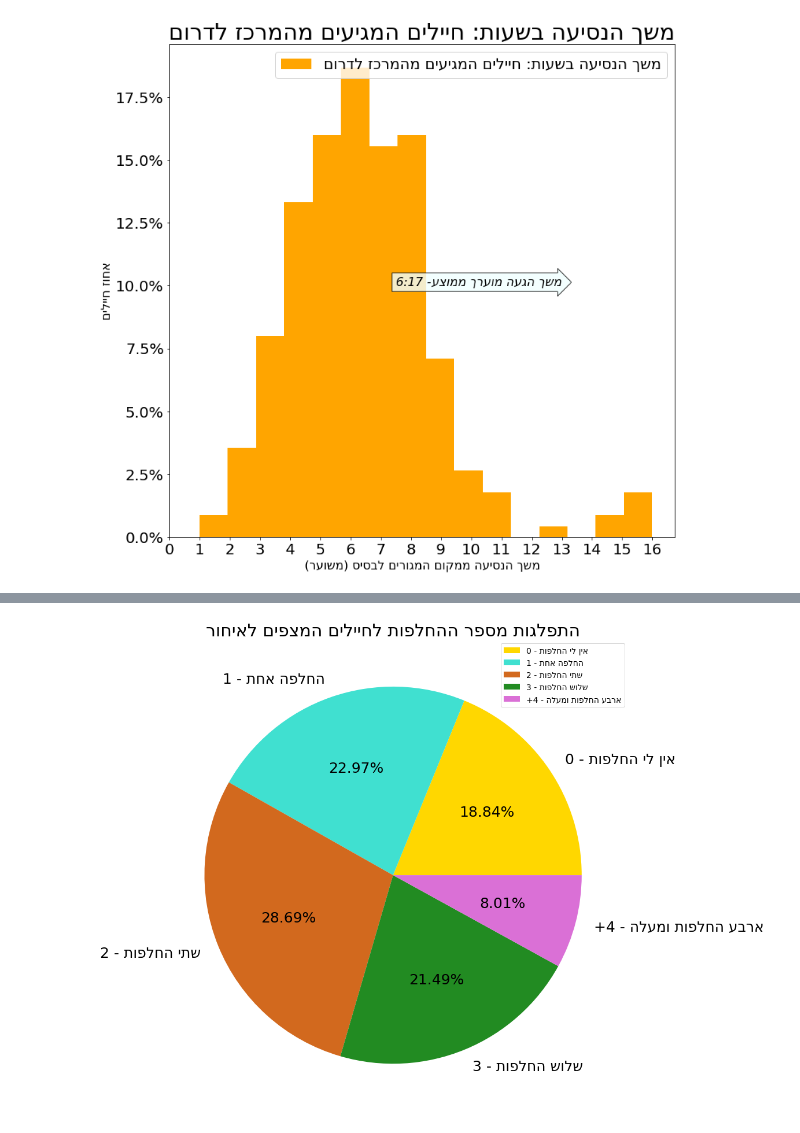
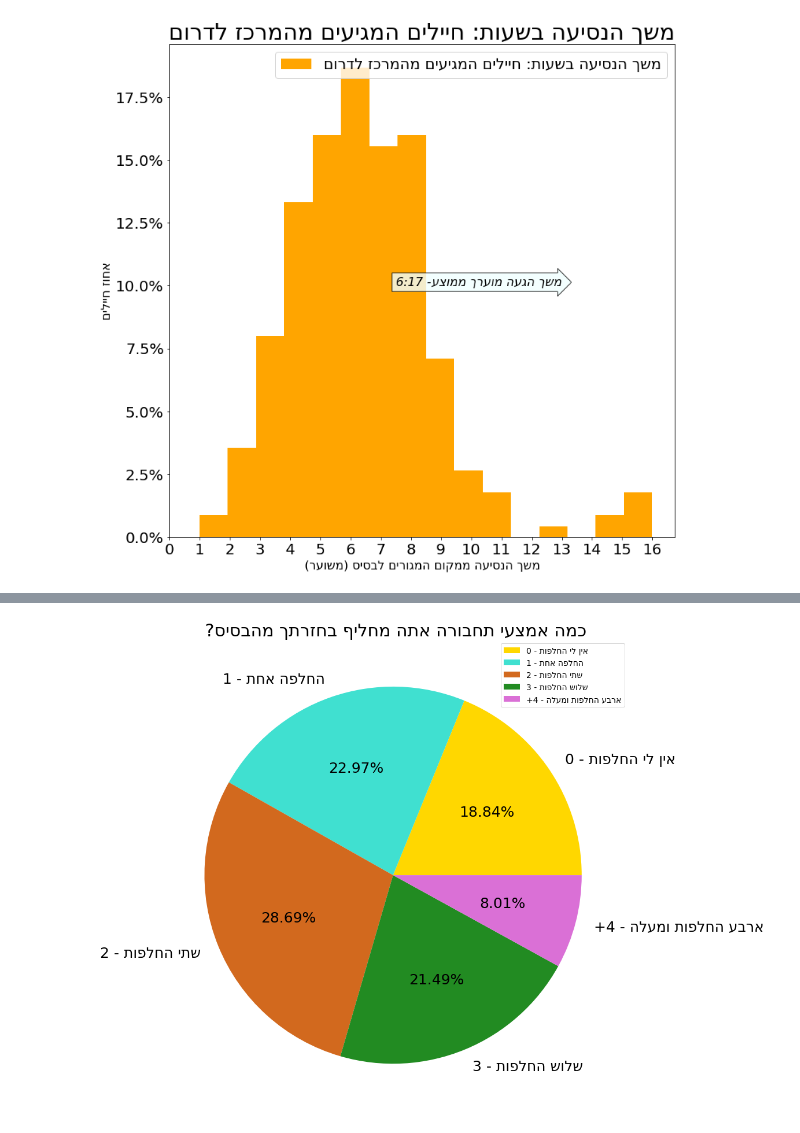
Before and after one commit to rabi320/Data-Analysis-IDF-Transportation, a Jupyter notebook: 261221.ipynb, the cells around one changed output, grey strips where cells are left out. Saved outputs shown, nothing was run; the diff lists cells and outputs as text; code cells hidden in the pictures.

```diff
--- a/261221.ipynb
+++ b/261221.ipynb
@@ -333,20 +333,20 @@ plt.show()
 # %%
 df = all_data[all_data.columns[22]].value_counts().reindex(['אין לי החלפות - 0','החלפה אחת - 1','שתי החלפות - 2','שלוש החלפות - 3','ארבע החלפות ומעלה - 4+'])
 labels = df.index
 sizes = df.values
 
 
 labels= [label[::-1] for label in labels]
 label_dict = dict(zip(labels,df.values/sum(df.values)))
 
 colors = dict(zip(labels,my_colors[-5:]))
 plt.figure(figsize  = (15,15))
 plt.pie(sizes, labels=[label if label_dict[label]>0.03  else "" for label in labels],colors = [colors[p] for p in labels],autopct=lambda p: '{:.2f}%'.format(round(p,2)) if p > 3 else '',textprops={'fontsize': 25})
-title_text = "התפלגות מספר ההחלפות לחיילים המצפים לאיחור"
-plt.title(title_text[::-1], size=  30)
+title_text = all_data.columns[22]
+plt.title(title_text[41::-1], size=  30)
 plt.xticks(rotation = 90,size = 16)
 plt.yticks(size = 14)
 plt.legend(labels,fontsize = 14)
 plt.show()
 # %% [output]
-[figure, old version]
+[figure, new version]
```
Also changed, not shown: parts of 1 cell of this notebook.
